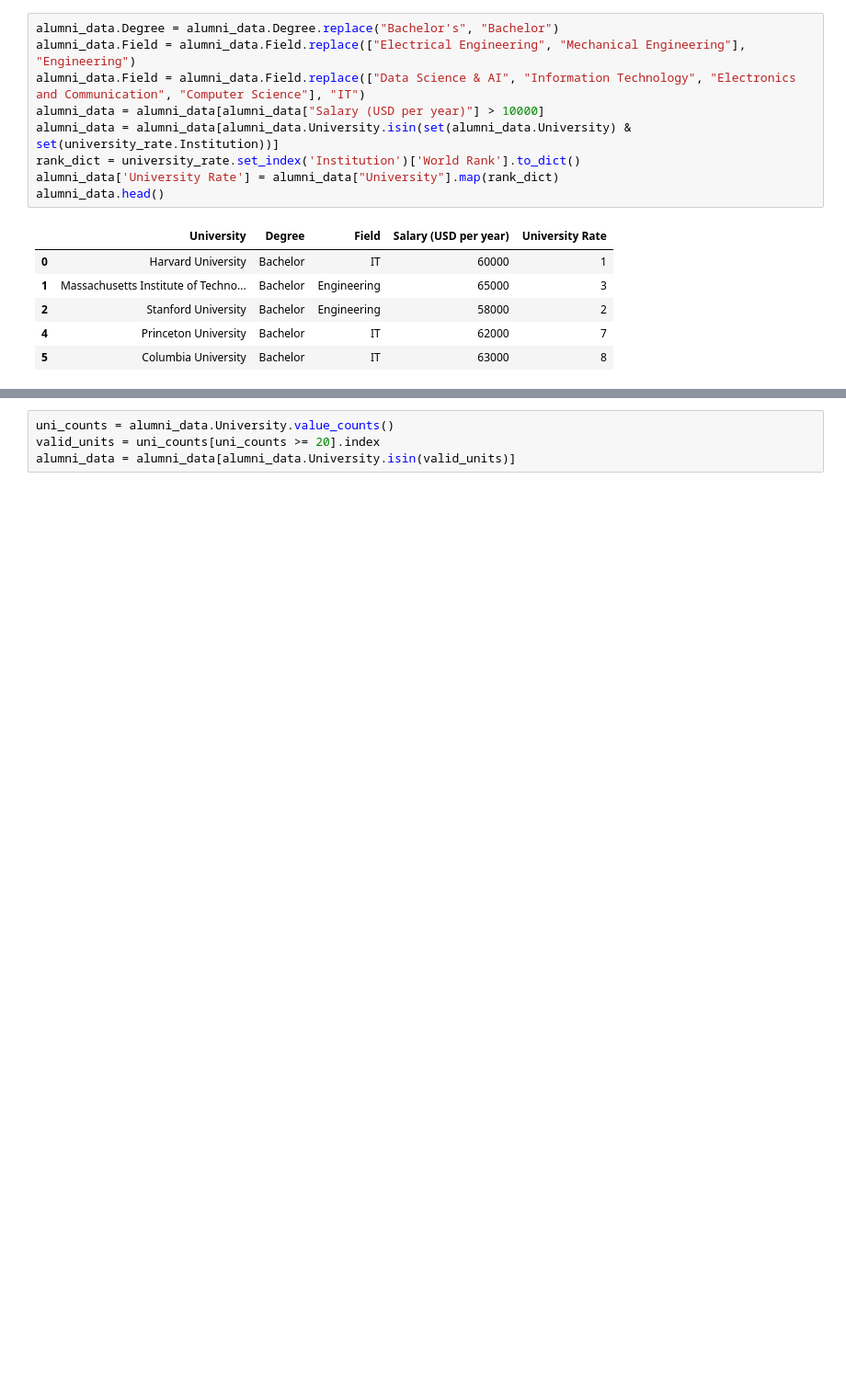
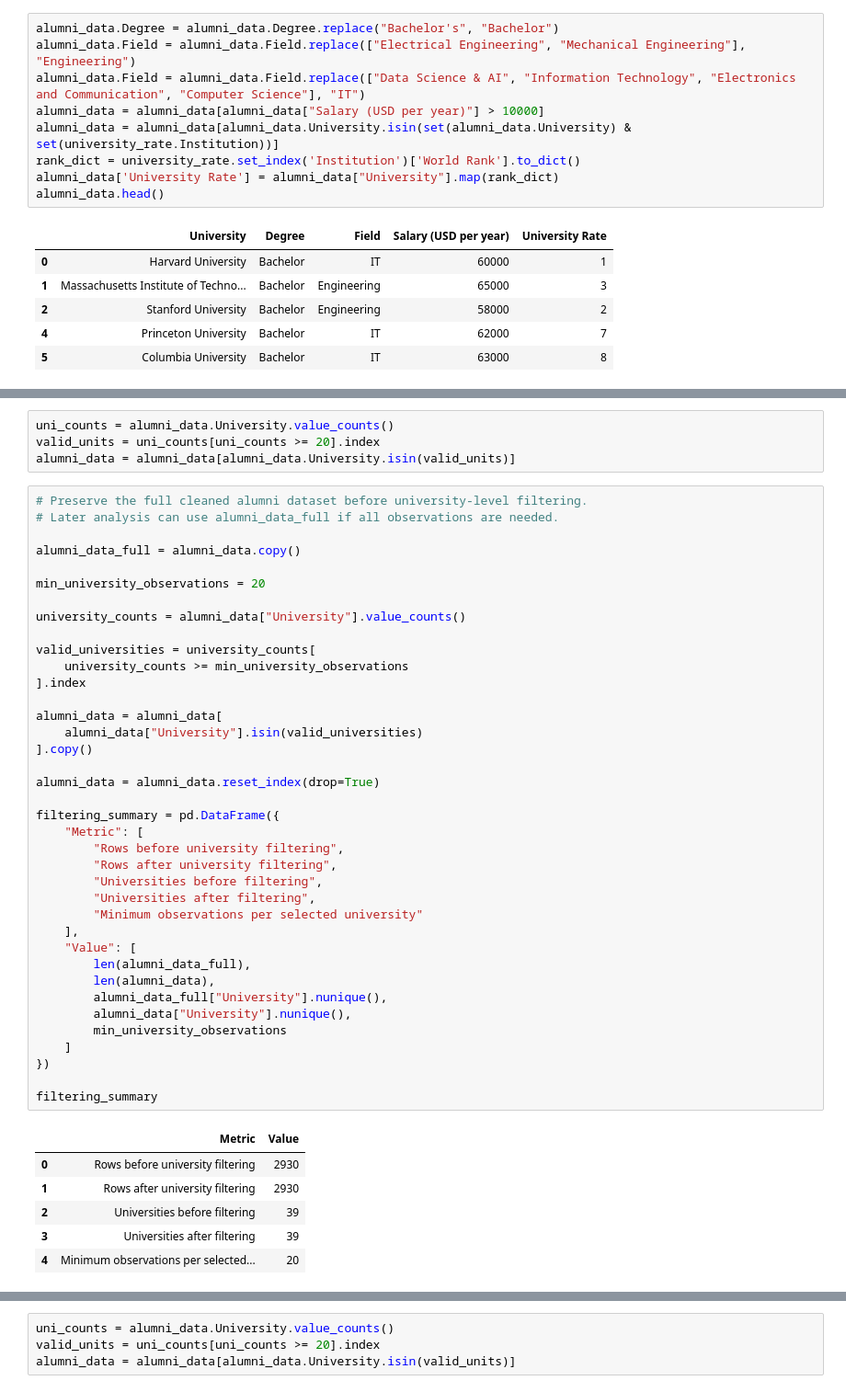
Before and after one commit to maxtheshock/PythonDS-Project, a Jupyter notebook: PythonNotebook.ipynb, the cells around one changed output, grey strips where cells are left out. Shown at 92% size. Cells and saved outputs as stored; diff of their text form; blank space fills up the shorter version.

```diff
--- a/PythonNotebook.ipynb
+++ b/PythonNotebook.ipynb
@@ -351,0 +415,49 @@ Text(0.5, 1.0, 'Salaries of students depend on the rank of their university (poi
+# %%
+uni_counts = alumni_data.University.value_counts()
+valid_units = uni_counts[uni_counts >= 20].index
+alumni_data = alumni_data[alumni_data.University.isin(valid_units)]
+# %%
+# Preserve the full cleaned alumni dataset before university-level filtering.
+# Later analysis can use alumni_data_full if all observations are needed.
+
+alumni_data_full = alumni_data.copy()
+
+min_university_observations = 20
+
+university_counts = alumni_data["University"].value_counts()
+
+valid_universities = university_counts[
+    university_counts >= min_university_observations
+].index
+
+alumni_data = alumni_data[
+    alumni_data["University"].isin(valid_universities)
+].copy()
+
+alumni_data = alumni_data.reset_index(drop=True)
+
+filtering_summary = pd.DataFrame({
+    "Metric": [
+        "Rows before university filtering",
+        "Rows after university filtering",
+        "Universities before filtering",
+        "Universities after filtering",
+        "Minimum observations per selected university"
+    ],
+    "Value": [
+        len(alumni_data_full),
+        len(alumni_data),
+        alumni_data_full["University"].nunique(),
+        alumni_data["University"].nunique(),
+        min_university_observations
+    ]
+})
+
+filtering_summary
+# %% [output]
+|  | Metric | Value |
+| 0 | Rows before university filtering | 2930 |
+| 1 | Rows after university filtering | 2930 |
+| 2 | Universities before filtering | 39 |
+| 3 | Universities after filtering | 39 |
+| 4 | Minimum observations per selected... | 20 |
```
Also changed, not shown: parts of 13 cells of this notebook, 1 other file.
